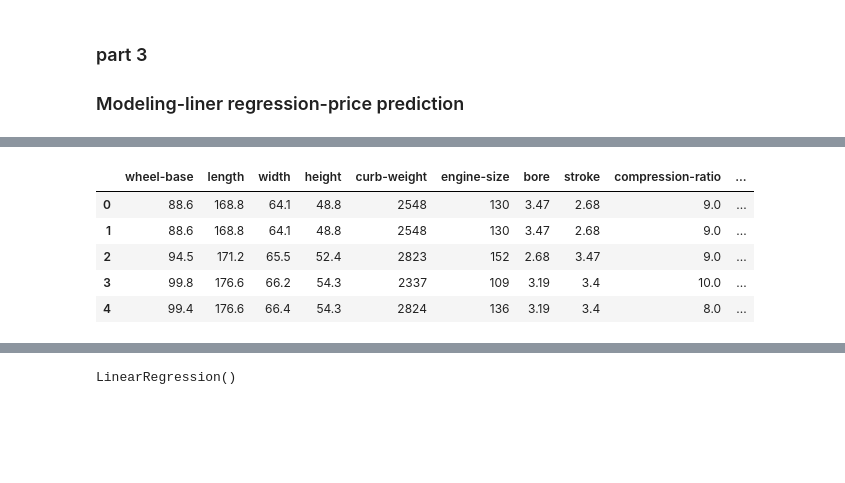
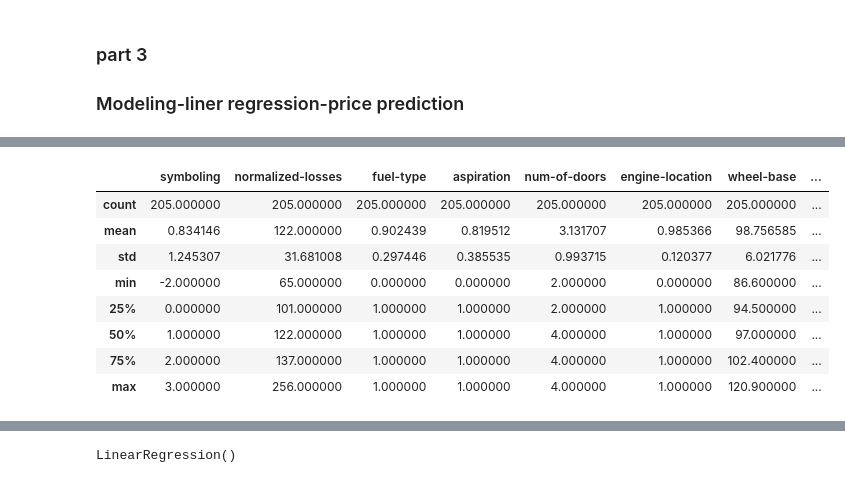
Before and after one commit to thejosec01/used_car, a Jupyter notebook: used-car price prediction.ipynb, the cells around one changed output, grey strips where cells are left out. Drawn from its saved outputs; the diff is of its cells as text; code cells hidden in the pictures; blank space fills up the shorter version.

```diff
--- a/used-car price prediction.ipynb
+++ b/used-car price prediction.ipynb
@@ -650 +774,5 @@ plt.xticks(rotation=45)
+# %%
+#get dumy variable for bddy -stye and drive weels
+m_data=pd.get_dummies(m_data, columns=['body-style','drive-wheels','fuel-system'],
+                     prefix=['body','drive','fuel'])
 # %%
@@ -679,0 +798,3 @@ M_data=pd.get_dummies(M_data, columns=cat_columns, drop_first=True)
+# %%
+#all type of Ohc(Overhead Cam (OHC)) is the same
+m_data['Ohc_code']= np.where(m_data['engine-type'].str.contains('ohc'),1,0)
@@ -679,0 +843,2 @@ M_data=pd.get_dummies(M_data, columns=cat_columns, drop_first=True)
+# %%
+Ma_data=m_data.drop(['make','engine-type'], axis=1)
@@ -679,0 +853,6 @@ M_data=pd.get_dummies(M_data, columns=cat_columns, drop_first=True)
+# %%
+#change to numberic using pandas
+Ma_data['bore']=pd.to_numeric(Ma_data['bore'])
+Ma_data['stroke']=pd.to_numeric(Ma_data['stroke'])
+Ma_data['horsepower']=pd.to_numeric(Ma_data['horsepower'])
+Ma_data['peak-rpm']=pd.to_numeric(Ma_data['peak-rpm'])
@@ -680,9 +879,12 @@ M_data=pd.get_dummies(M_data, columns=cat_columns, drop_first=True)
 # %%
-M_data.head()
+Ma_data.describe()
 # %% [output]
-|  | wheel-base | length | width | height | curb-weight | engine-size | bore | stroke | compression-ratio | ... |
-| 0 | 88.6 | 168.8 | 64.1 | 48.8 | 2548 | 130 | 3.47 | 2.68 | 9.0 | ... |
-| 1 | 88.6 | 168.8 | 64.1 | 48.8 | 2548 | 130 | 3.47 | 2.68 | 9.0 | ... |
-| 2 | 94.5 | 171.2 | 65.5 | 52.4 | 2823 | 152 | 2.68 | 3.47 | 9.0 | ... |
-| 3 | 99.8 | 176.6 | 66.2 | 54.3 | 2337 | 109 | 3.19 | 3.4 | 10.0 | ... |
-| 4 | 99.4 | 176.6 | 66.4 | 54.3 | 2824 | 136 | 3.19 | 3.4 | 8.0 | ... |
+|  | symboling | normalized-losses | fuel-type | aspiration | num-of-doors | engine-location | wheel-base | ... |
+| count | 205.000000 | 205.000000 | 205.000000 | 205.000000 | 205.000000 | 205.000000 | 205.000000 | ... |
+| mean | 0.834146 | 122.000000 | 0.902439 | 0.819512 | 3.131707 | 0.985366 | 98.756585 | ... |
+| std | 1.245307 | 31.681008 | 0.297446 | 0.385535 | 0.993715 | 0.120377 | 6.021776 | ... |
+| min | -2.000000 | 65.000000 | 0.000000 | 0.000000 | 2.000000 | 0.000000 | 86.600000 | ... |
+| 25% | 0.000000 | 101.000000 | 1.000000 | 1.000000 | 2.000000 | 1.000000 | 94.500000 | ... |
+| 50% | 1.000000 | 122.000000 | 1.000000 | 1.000000 | 4.000000 | 1.000000 | 97.000000 | ... |
+| 75% | 2.000000 | 137.000000 | 1.000000 | 1.000000 | 4.000000 | 1.000000 | 102.400000 | ... |
+| max | 3.000000 | 256.000000 | 1.000000 | 1.000000 | 4.000000 | 1.000000 | 120.900000 | ... |
```
Also changed, not shown: parts of 40 cells of this notebook.
